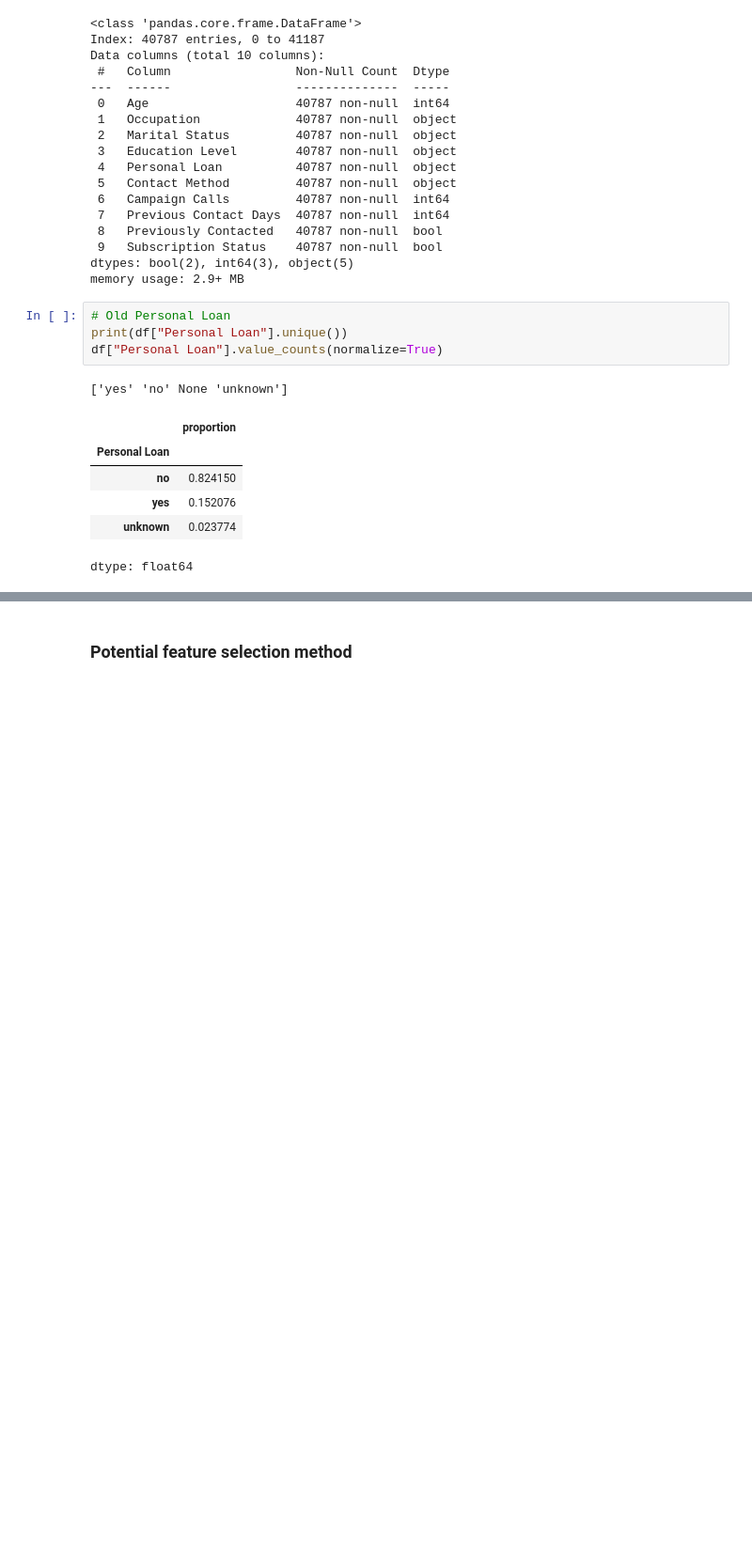
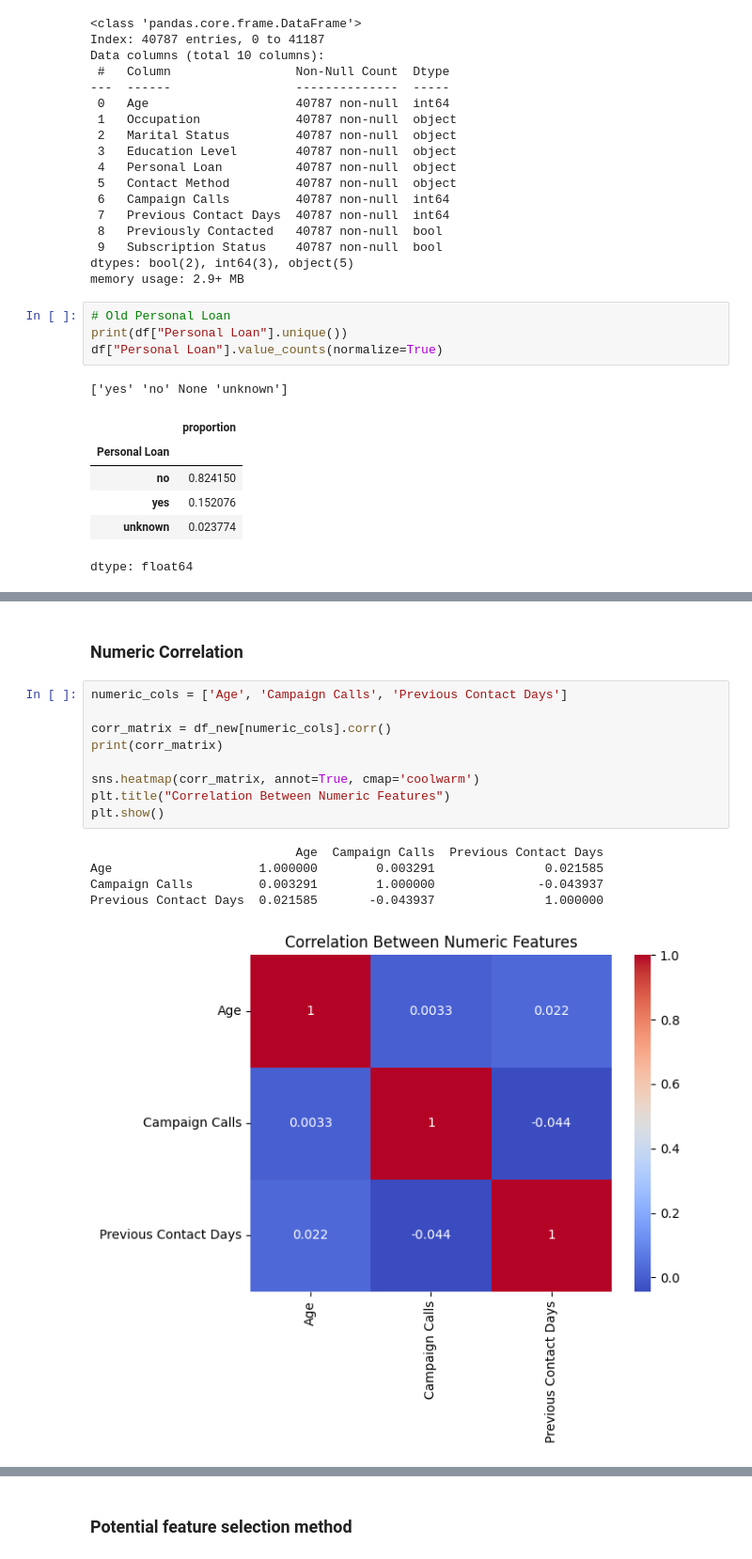
Before and after one commit to HigherGround189/EGT309-Team-Harish-Kanna, a Jupyter notebook: notebooks/Jun_Hoe_eda.ipynb, the cells around one changed output, grey strips where cells are left out. Shown at 94% size. Saved outputs shown, nothing was run; the diff lists cells and outputs as text; blank space fills up the shorter version.

```diff
--- a/notebooks/Jun_Hoe_eda.ipynb
+++ b/notebooks/Jun_Hoe_eda.ipynb
@@ -1663 +1475,18 @@ df_new["Personal Loan"].value_counts(normalize=True)
 dtype: float64
+# %% [markdown]
+### Numeric Correlation
+# %%
+numeric_cols = ['Age', 'Campaign Calls', 'Previous Contact Days']
+
+corr_matrix = df_new[numeric_cols].corr()
+print(corr_matrix)
+
+sns.heatmap(corr_matrix, annot=True, cmap='coolwarm')
+plt.title("Correlation Between Numeric Features")
+plt.show()
+# %% [output]
+                            Age  Campaign Calls  Previous Contact Days
+Age                    1.000000        0.003291               0.021585
+Campaign Calls         0.003291        1.000000              -0.043937
+Previous Contact Days  0.021585       -0.043937               1.000000
+[figure, added]
```
Also changed, not shown: parts of 62 cells of this notebook.
